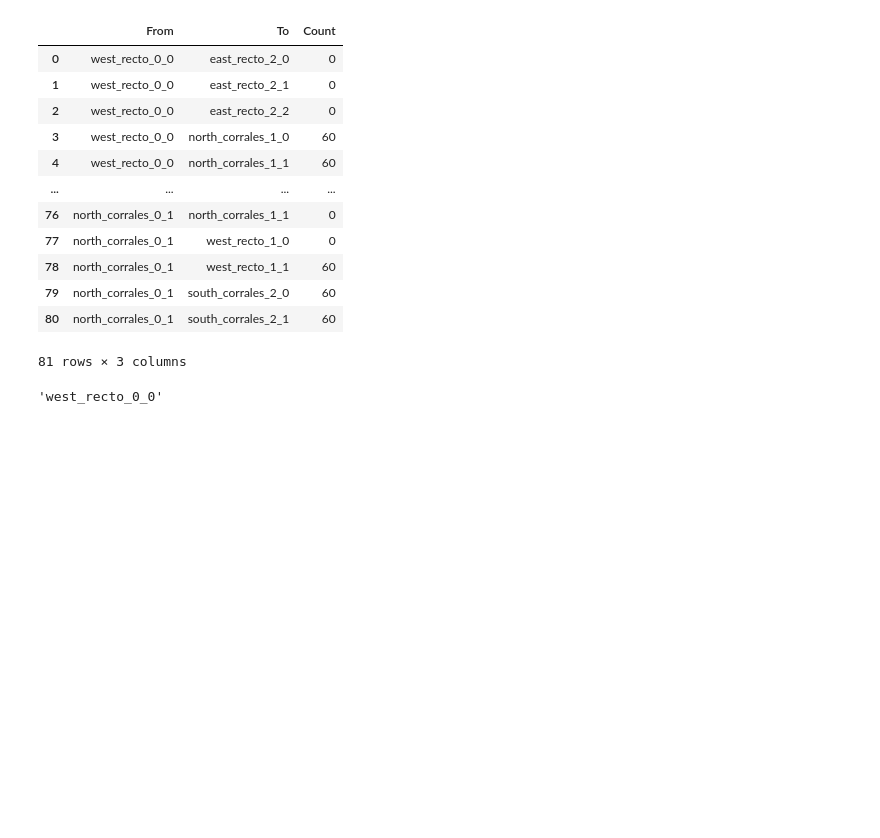
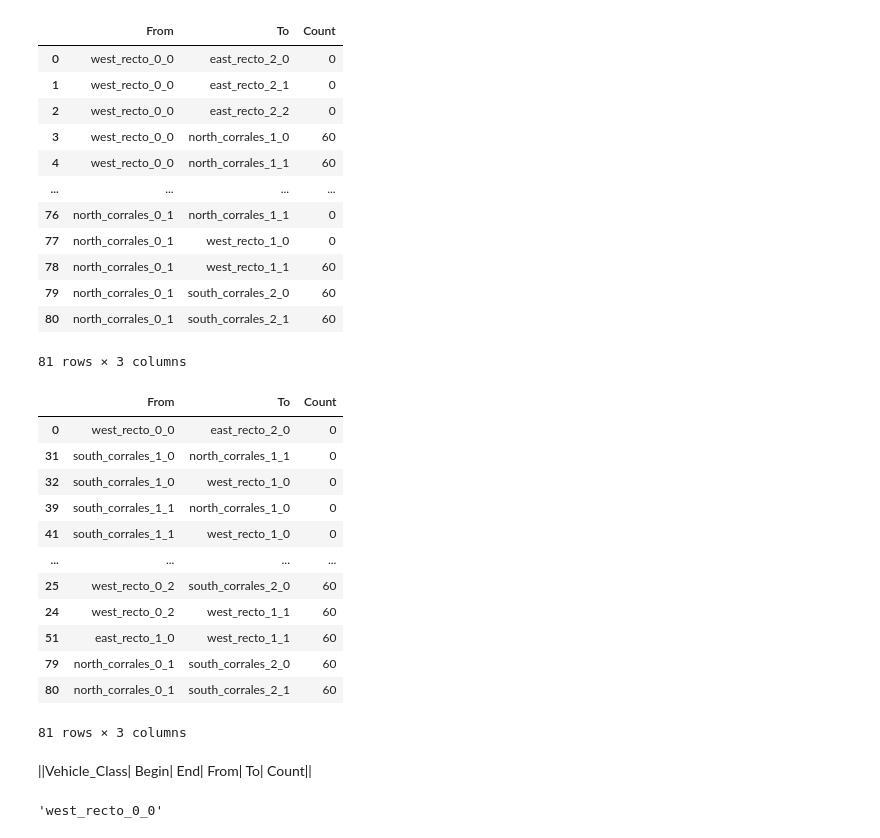
Before and after one commit to Nins16/DQL_AveEntLumRei-1, a Jupyter notebook: Route Playground.ipynb, the cells around one changed output. Saved outputs shown, nothing was run; the diff lists cells and outputs as text; code cells hidden in the pictures; blank space fills up the shorter version.

```diff
--- a/Route Playground.ipynb
+++ b/Route Playground.ipynb
@@ -1,7 +1,7 @@
 # %%
 import pandas as pd
 
-df = pd.read_excel("sample_data.xlsx", index_col=0)
+df = pd.read_excel("Intersection Data/sample_data.xlsx", index_col=0)
 df
 # %% [output]
 |  | east_recto_2_0 | east_recto_2_1 | east_recto_2_2 | north_corrales_1_0 | north_corrales_1_1 | ... |
@@ -19,7 +19,7 @@ from_val = []
 to_val = []
 count = []
 for idx_r, row in enumerate(df.index.to_list()):
-    for idx_c, column in enumerate(df.columns.to_list()):
+    for idx_c, column in enumerate(df.columns.to_list())[0]:
         print(row, column)
         from_val.append(df.index.to_list()[idx_r])
         to_val.append(df.columns.to_list()[idx_c])
@@ -58,6 +58,24 @@ north_corrales_0_1 south_corrales_2_1
 | 79 | north_corrales_0_1 | south_corrales_2_0 | 60 |
 | 80 | north_corrales_0_1 | south_corrales_2_1 | 60 |
 81 rows × 3 columns
+# %%
+new_df.sort_values(by='Count')
+# %% [output]
+|  | From | To | Count |
+| 0 | west_recto_0_0 | east_recto_2_0 | 0 |
+| 31 | south_corrales_1_0 | north_corrales_1_1 | 0 |
+| 32 | south_corrales_1_0 | west_recto_1_0 | 0 |
+| 39 | south_corrales_1_1 | north_corrales_1_0 | 0 |
+| 41 | south_corrales_1_1 | west_recto_1_0 | 0 |
+| ... | ... | ... | ... |
+| 25 | west_recto_0_2 | south_corrales_2_0 | 60 |
+| 24 | west_recto_0_2 | west_recto_1_1 | 60 |
+| 51 | east_recto_1_0 | west_recto_1_1 | 60 |
+| 79 | north_corrales_0_1 | south_corrales_2_0 | 60 |
+| 80 | north_corrales_0_1 | south_corrales_2_1 | 60 |
+81 rows × 3 columns
+# %% [markdown]
+||Vehicle_Class| Begin| End| From| To| Count||
 # %%
 from_val, to_val, count_val = new_df.iloc[0,:].to_list()
 
```
Also changed, not shown: parts of 11 cells of this notebook, 11 other files.
